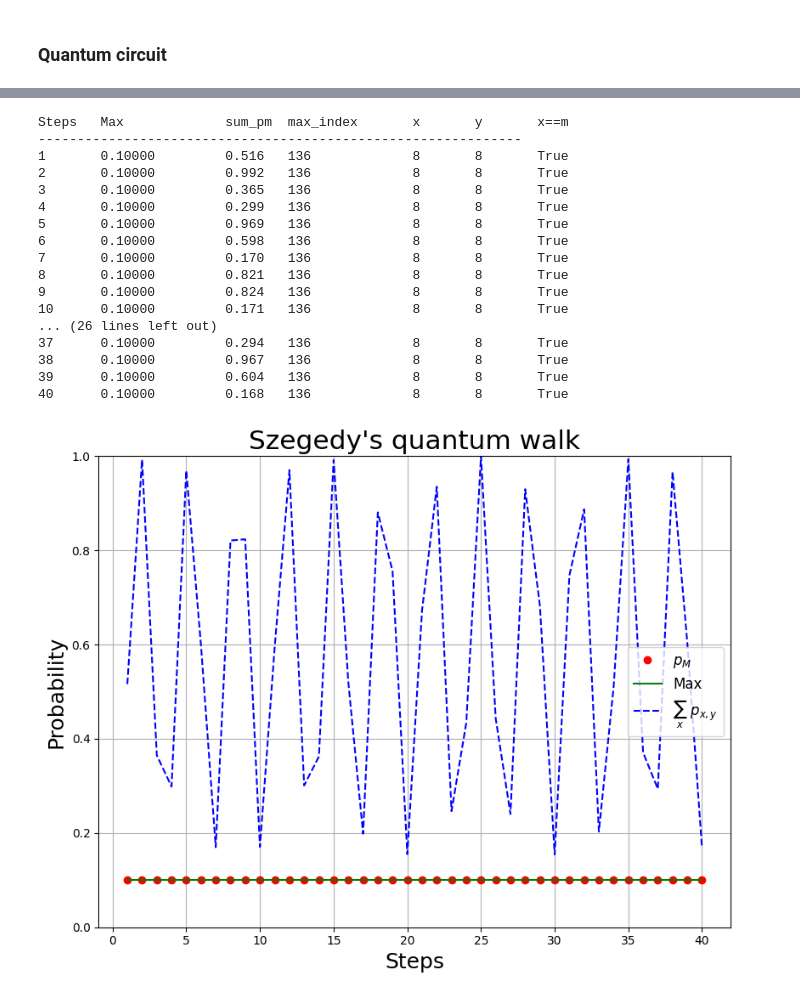
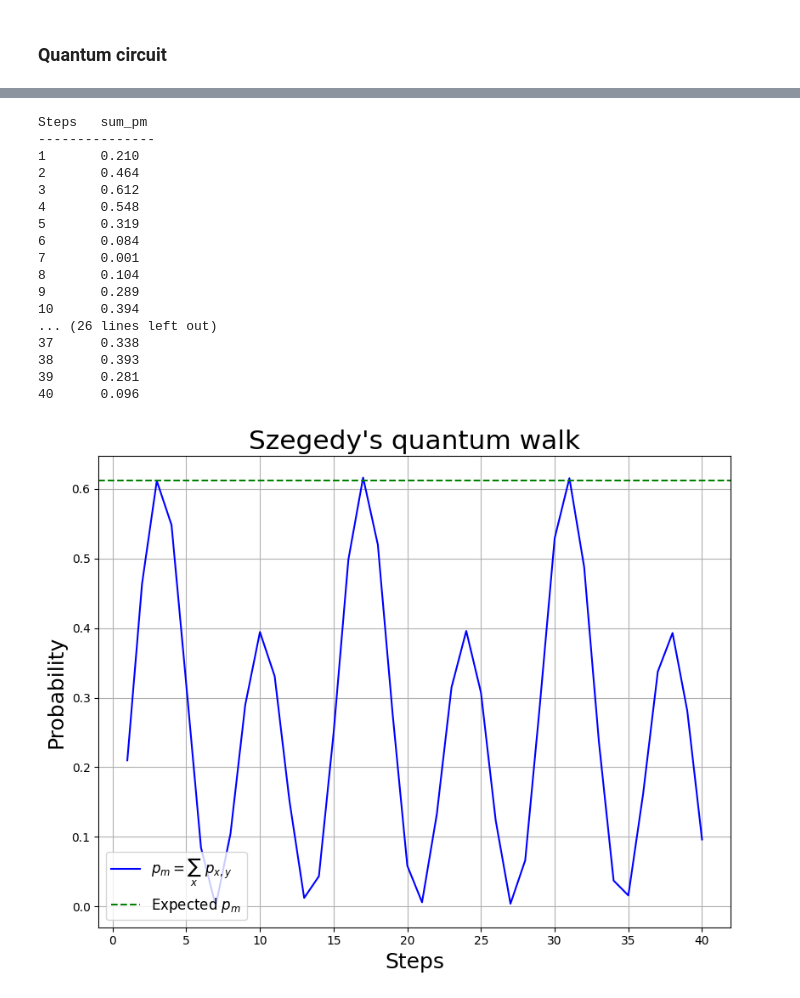
Before and after one commit to maxwell04-wq/qrw-for-pagerank, a Jupyter notebook: LitRev/2016_santos_queries/santos.ipynb, the cells around one changed output, grey strips where cells are left out. Cells and saved outputs as stored; diff of their text form; code cells hidden in the pictures.

```diff
--- a/LitRev/2016_santos_queries/santos.ipynb
+++ b/LitRev/2016_santos_queries/santos.ipynb
@@ -18,7 +18,7 @@ qml.__version__
 # %% [markdown]
 ## 2 Szegedy's Quatum Walk
 # %%
-N = 10 # dimension of the graph
+N = 40 # dimension of the graph
 n = int(np.ceil(np.log2(N))) # dimension of the associated Hilbert space
 print(f"N = {N}")
 print(f"n = {n}")
@@ -32,7 +32,7 @@ n = 4
 # %% [markdown]
 #### $P'$
 # %%
-m = 9 # marked state
+m = 5 # marked state
 absorbing = True # absorbing QRW for marked states
 # transition matrix
 P = block_diag(1/(N-1) * (np.ones(N) - np.eye(N)), np.eye(2**n-N))
@@ -42,7 +42,7 @@ if (absorbing):
         P[m-1, i] = 0
     P[m-1, m-1] = 1
 
-print(P)
+# print(P)
 print(P.shape)
 # print(P*P.T)
 # %% [output]
@@ -148,7 +149,7 @@ dev = qml.device("default.qubit", wires=num_qubits)
 
 @qml.qnode(dev)
 def circuit(steps):
-    qml.StatePrep(psi, wires=range(num_qubits))
+    qml.StatePrep(phi, wires=range(num_qubits))
     # [qml.Hadamard(i) for i in range(num_qubits)]
     for _ in range(steps):
         # Apply the unitary matrix
@@ -164,66 +165,55 @@ qml.draw_mpl(circuit)(3)
 # %%
 # data arrays
-m_x = []
-m_y = []
-max_data = []
 m_data = []
 
 # Execute the circuit
-print("Steps\tMax\t\tsum_pm\tmax_index\tx\ty\tx==m")
-print("--------------------------------------------------------------")
-steps = 4*N
+print("Steps\tsum_pm")
+print("---------------")
+steps = int(np.ceil(2*np.pi*N**0.5))
 for k in range(1, steps+1):
     state_vector = np.abs(circuit(k)**2)
-    # Plot the quantum circuit
-    # fig, ax = qml.draw_mpl(circuit)(steps)
-    # ax.set_title(f"k={steps}", fontsize=20)
     sum_pm = np.sum(state_vector[(m-1)*2**n:(m)*2**n])
-    for i in range(N):
-        if i==m-1:
-            continue
-        sum_pm += state_vector[2**n*i+(m-1)]
+    # sum_pm = 0
+    # for i in range(N):
+    #     if i==m-1:
+    #         continue
+    #     sum_pm += state_vector[2**n*i+(m-1)]
     m_data.append(sum_pm)
-    max_prob = np.max(state_vector)
-    max_data.append(max_prob)
     max_index = qml.math.argmax(state_vector)
-    print(f"{k}\t{max_prob:.5f}\t\t{sum_pm:.3f}\t{max_index}\t\t{max_index//2**n}\t{max_index%2**n}\t{max_index//2**n==m-1}")
-    if max_index//2**n==m-1:
-        m_x.append(k)
-        m_y.append(max_prob)
+    print(f"{k}\t{sum_pm:.3f}")
 # %% [output]
-Steps   Max             sum_pm  max_index       x       y       x==m
---------------------------------------------------------------
-1       0.10000         0.516   136             8       8       True
-2       0.10000         0.992   136             8       8       True
-3       0.10000         0.365   136             8       8       True
-4       0.10000         0.299   136             8       8       True
-5       0.10000         0.969   136             8       8       True
-6       0.10000         0.598   136             8       8       True
-7       0.10000         0.170   136             8       8       True
-8       0.10000         0.821   136             8       8       True
-9       0.10000         0.824   136             8       8       True
-10      0.10000         0.171   136             8       8       True
+Steps   sum_pm
+---------------
+1       0.210
+2       0.464
+3       0.612
+4       0.548
+5       0.319
+6       0.084
+7       0.001
+8       0.104
+9       0.289
+10      0.394
 ... (26 lines left out)
-37      0.10000         0.294   136             8       8       True
-38      0.10000         0.967   136             8       8       True
-39      0.10000         0.604   136             8       8       True
-40      0.10000         0.168   136             8       8       True
+37      0.338
+38      0.393
+39      0.281
+40      0.096
 # %%
 scale_factor = 1.5
 default_figsize = plt.rcParams["figure.figsize"]
 scaled_figsize = (default_figsize[0] * scale_factor, default_figsize[1] * scale_factor)
 
 plt.figure(figsize=scaled_figsize)
-plt.plot(m_x, m_y, "ro", label=r"$p_M$")
-plt.plot(range(1, steps+1), max_data, 'g', label=r"Max")
-plt.plot(range(1, steps+1), m_data, "b--", label=r"$\sum_x~p_{x,y}$")
-plt.legend(fontsize=12)
+plt.plot(range(1, steps+1), m_data, "b-", label=r"$p_m = \sum_x~p_{x,y}$")
+plt.axhline(y = 0.5 + 1/np.sqrt(2*N), color="green", linestyle="--", label=r"Expected $p_m$")
+plt.legend(fontsize=12, loc="lower left")
 plt.title("Szegedy's quantum walk", fontsize=15*scale_factor)
 plt.xlabel("Steps", fontsize=12*scale_factor)
 plt.ylabel("Probability", fontsize=12*scale_factor)
-plt.ylim((0, 1))
+# plt.ylim((0, 1))
 plt.grid()
 plt.show()
 # %% [output]
-[figure, old version]
+[figure, new version]
 # %%
```
Also changed, not shown: parts of 9 cells of this notebook.
